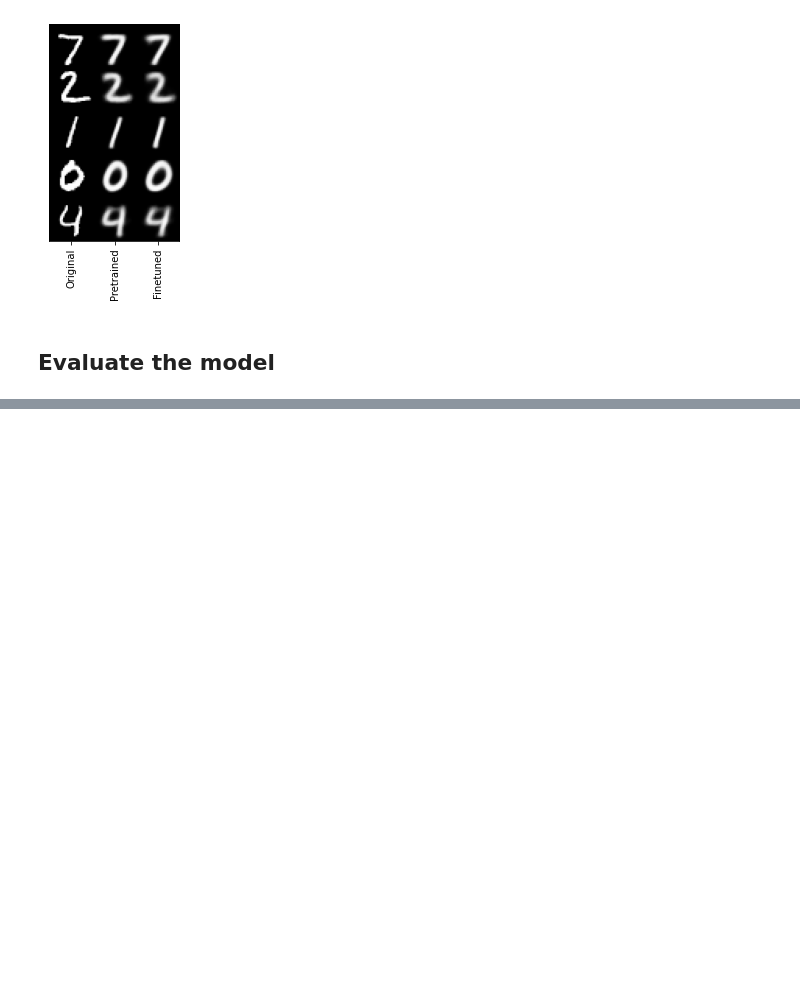
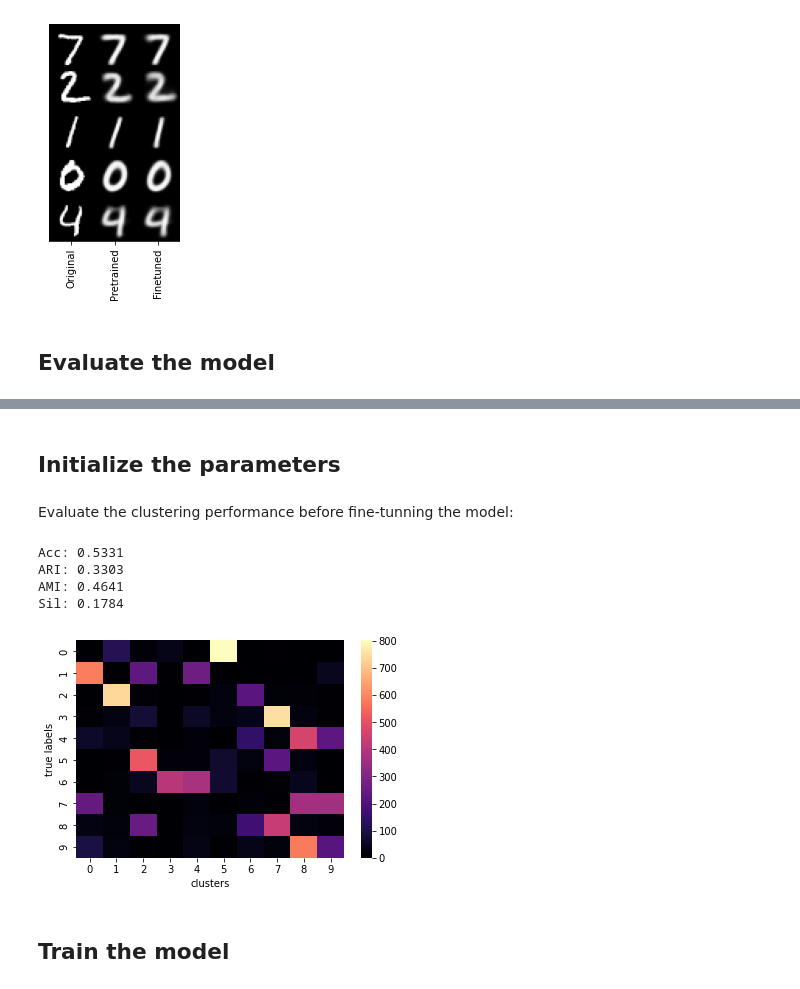
Before and after one commit to carlescn/MSc_bioinformatics_thesis, a Jupyter notebook: masters_thesis_models/vae_on_MNIST.ipynb, the cells around one changed output, grey strips where cells are left out. Drawn from its saved outputs; the diff is of its cells as text; code cells hidden in the pictures; blank space fills up the shorter version.

Commit message:
Add parameters initialization with GMM

```diff
--- a/masters_thesis_models/vae_on_MNIST.ipynb
+++ b/masters_thesis_models/vae_on_MNIST.ipynb
@@ -232,0 +267,12 @@ Sil: 0.8996
+# %%
+N_CLUSTERS = 10
+CLUSTERING_LOSS_WEIGHT = 0.1
+
+EPOCHS = 100
+BATCH_SIZE = 128
+SCHEDULE = 10
+DELTA_THRESHOLD = 0.01
+
+model_cvae = ClusteringVAE(N_CLUSTERS, LATENT_DIM, encoder, decoder, CLUSTERING_LOSS_WEIGHT)
+# %% [markdown]
+## Initialize the parameters
@@ -232,0 +291,2 @@ Sil: 0.8996
+# %% [markdown]
+Evaluate the clustering performance before fine-tunning the model:
@@ -232,0 +298,10 @@ Sil: 0.8996
+# %%
+evaluate_clustering_performance(model_cvae.classify, x_test, y_test, True, model_cvae.encode_only_mu)
+# %% [output]
+Acc: 0.5331
+ARI: 0.3303
+AMI: 0.4641
+Sil: 0.1784
+[figure, added]
+# %% [markdown]
+## Train the model
```
Also changed, not shown: parts of 28 cells of this notebook.
